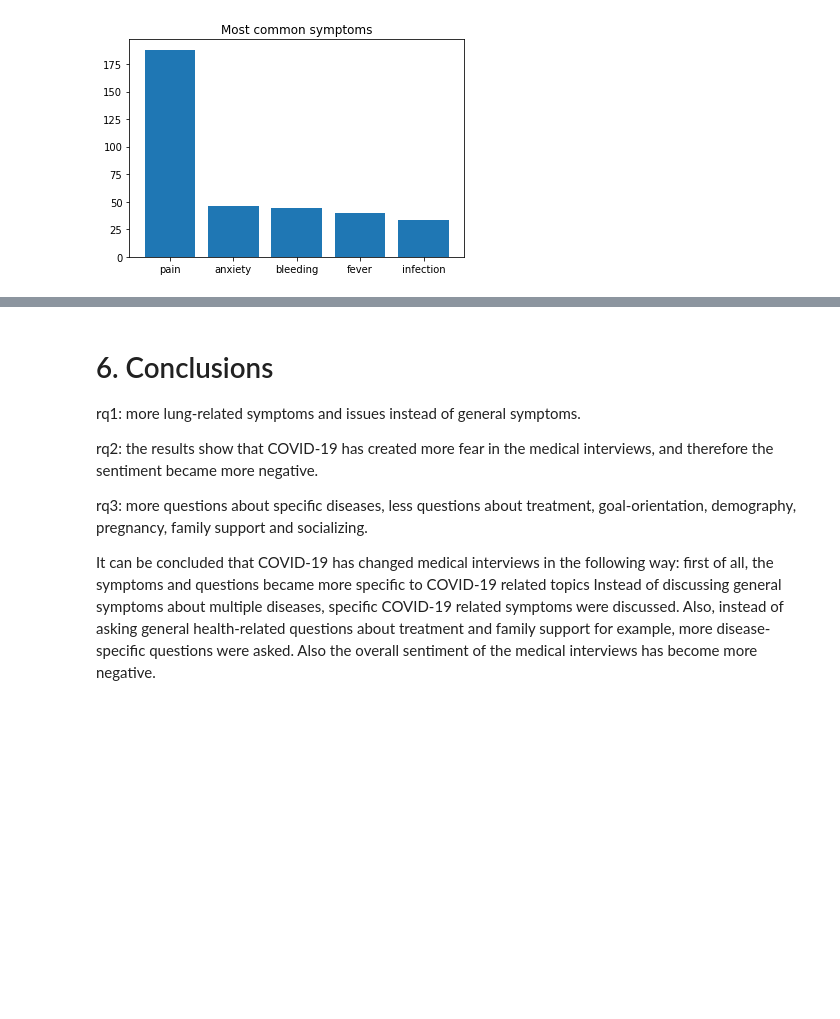
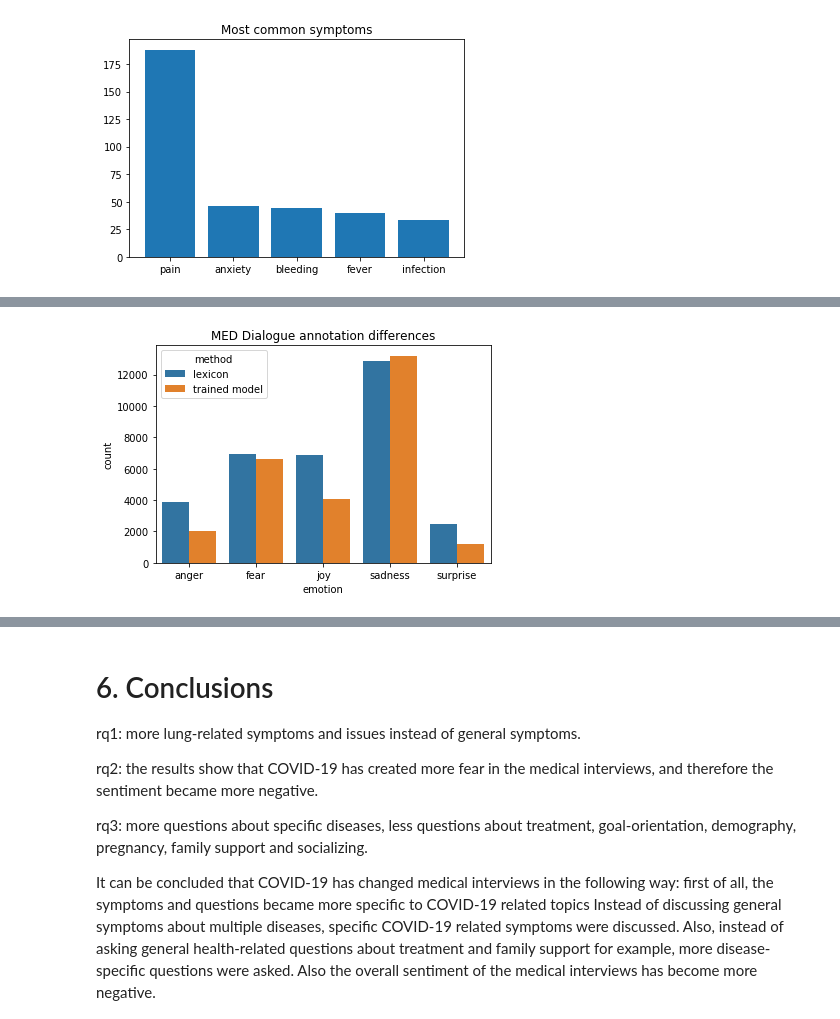
Before and after one commit to dilaratank/LSDP2021-Group2, a Jupyter notebook: LSPD-group2.ipynb, the cells around one changed output, grey strips where cells are left out. Drawn from its saved outputs; the diff is of its cells as text; code cells hidden in the pictures; blank space fills up the shorter version.

```diff
--- a/LSPD-group2.ipynb
+++ b/LSPD-group2.ipynb
@@ -394,0 +634,8 @@ For future work in healthcare NLP it is important to have more data available. I
+# %%
+%%time
+
+COVID_lexicon = RQ2.annotate(COVID_df, unique_emotions)
+MED_lexicon = RQ2.annotate(MED_df, unique_emotions)
+
+COVID_model = RQ2.annotate_with_model(C_vec, model, unique_emotions)
+MED_model = RQ2.annotate_with_model(M_vec, model,unique_emotions)
@@ -394,0 +645,4 @@ For future work in healthcare NLP it is important to have more data available. I
+# %%
+RQ2.compare_annotation(MED_lexicon, MED_model, 'MED Dialogue annotation differences')
+# %% [output]
+[figure, added]
```
Also changed, not shown: parts of 39 cells of this notebook.
